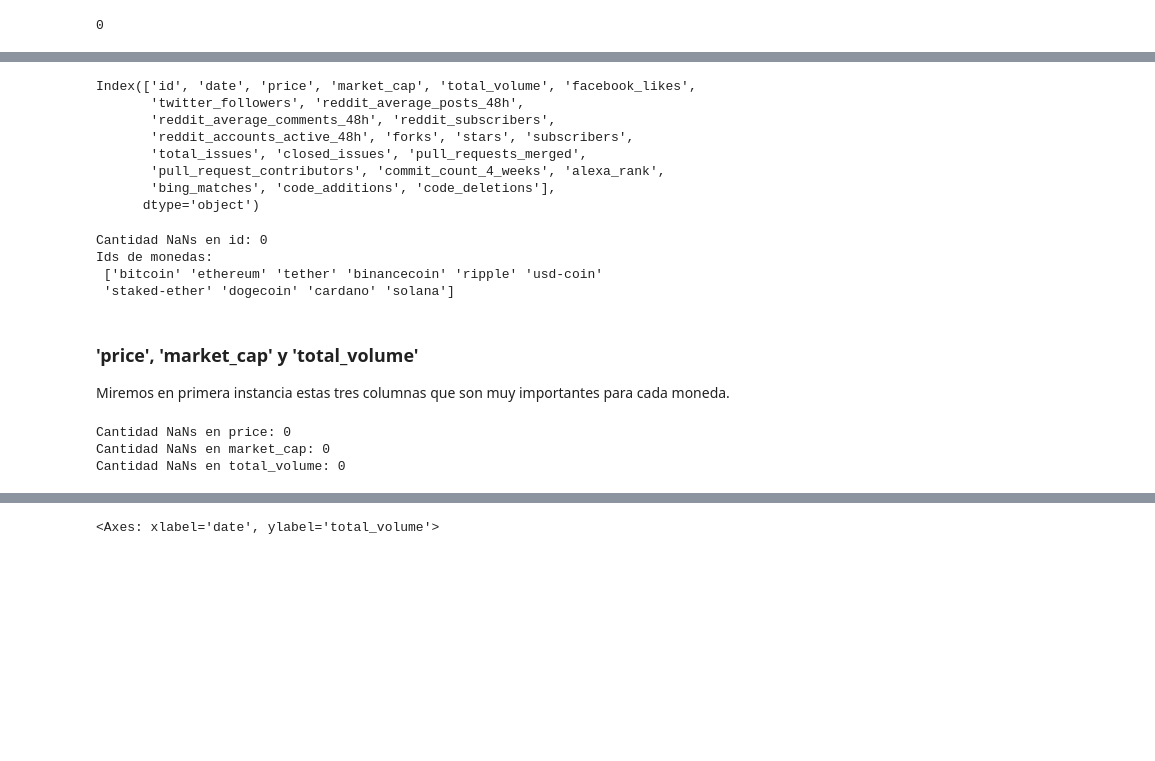
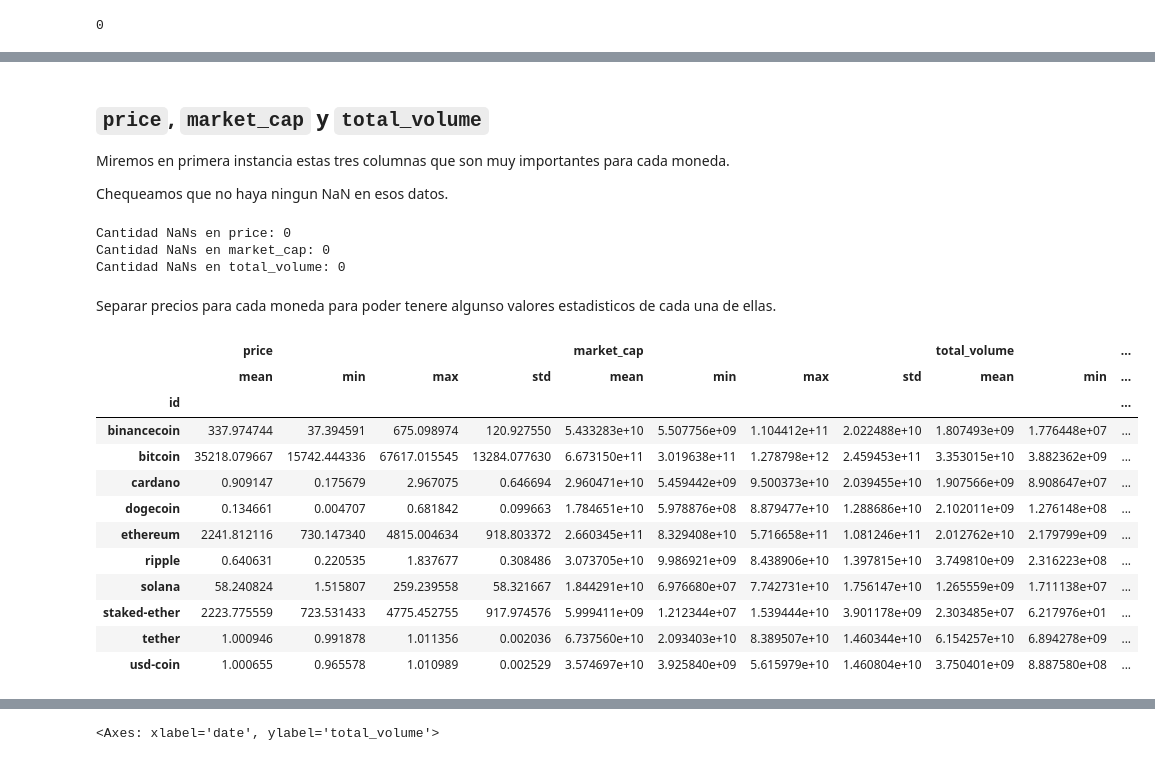
Before and after one commit to SebastianBesio/PI_DA, a Jupyter notebook: 1_EDA.ipynb, the cells around one changed output, grey strips where cells are left out. Cells and saved outputs as stored; diff of their text form; code cells hidden in the pictures; blank space fills up the shorter version.

```diff
--- a/1_EDA.ipynb
+++ b/1_EDA.ipynb
@@ -106,29 +127,11 @@ df.duplicated().sum()
 
 Trajimos los datos de las 10 monedas con mejor market cap.
-# %%
-df.columns
-# %% [output]
-Index(['id', 'date', 'price', 'market_cap', 'total_volume', 'facebook_likes',
-       'twitter_followers', 'reddit_average_posts_48h',
-       'reddit_average_comments_48h', 'reddit_subscribers',
-       'reddit_accounts_active_48h', 'forks', 'stars', 'subscribers',
-       'total_issues', 'closed_issues', 'pull_requests_merged',
-       'pull_request_contributors', 'commit_count_4_weeks', 'alexa_rank',
-       'bing_matches', 'code_additions', 'code_deletions'],
-      dtype='object')
-# %%
-print('Cantidad NaNs en id:', df['id'].isna().sum())
-coinIds = df['id'].unique()
-print('Ids de monedas:\n', coinIds)
-# %% [output]
-Cantidad NaNs en id: 0
-Ids de monedas:
- ['bitcoin' 'ethereum' 'tether' 'binancecoin' 'ripple' 'usd-coin'
- 'staked-ether' 'dogecoin' 'cardano' 'solana']
 # %% [markdown]
-### 'price', 'market_cap' y 'total_volume'
+## `price`, `market_cap` y `total_volume`
 
 Miremos en primera instancia estas tres columnas que son muy importantes para cada moneda.
+
+Chequeamos que no haya ningun NaN en esos datos.
 # %%
 print('Cantidad NaNs en price:', df['price'].isna().sum())
 print('Cantidad NaNs en market_cap:', df['market_cap'].isna().sum())
@@ -137,3 +140,23 @@ print('Cantidad NaNs en total_volume:', df['total_volume'].isna().sum())
 Cantidad NaNs en price: 0
 Cantidad NaNs en market_cap: 0
 Cantidad NaNs en total_volume: 0
+# %% [markdown]
+Separar precios para cada moneda para poder tenere algunso valores estadisticos de cada una de ellas.
+# %%
+df.groupby(by=['id'])[['price', 'market_cap', 'total_volume']].agg({'price':['mean', 'min', 'max', 'std'],
+                                                                    'market_cap':['mean', 'min', 'max', 'std'],
+                                                                    'total_volume':['mean', 'min', 'max', 'std']})
+# %% [output]
+|  | price |  |  |  | market_cap |  |  |  | total_volume |  | ... |
+|  | mean | min | max | std | mean | min | max | std | mean | min | ... |
+| id |  |  |  |  |  |  |  |  |  |  | ... |
+| binancecoin | 337.974744 | 37.394591 | 675.098974 | 120.927550 | 5.433283e+10 | 5.507756e+09 | 1.104412e+11 | 2.022488e+10 | 1.807493e+09 | 1.776448e+07 | ... |
+| bitcoin | 35218.079667 | 15742.444336 | 67617.015545 | 13284.077630 | 6.673150e+11 | 3.019638e+11 | 1.278798e+12 | 2.459453e+11 | 3.353015e+10 | 3.882362e+09 | ... |
+| cardano | 0.909147 | 0.175679 | 2.967075 | 0.646694 | 2.960471e+10 | 5.459442e+09 | 9.500373e+10 | 2.039455e+10 | 1.907566e+09 | 8.908647e+07 | ... |
+| dogecoin | 0.134661 | 0.004707 | 0.681842 | 0.099663 | 1.784651e+10 | 5.978876e+08 | 8.879477e+10 | 1.288686e+10 | 2.102011e+09 | 1.276148e+08 | ... |
+| ethereum | 2241.812116 | 730.147340 | 4815.004634 | 918.803372 | 2.660345e+11 | 8.329408e+10 | 5.716658e+11 | 1.081246e+11 | 2.012762e+10 | 2.179799e+09 | ... |
+| ripple | 0.640631 | 0.220535 | 1.837677 | 0.308486 | 3.073705e+10 | 9.986921e+09 | 8.438906e+10 | 1.397815e+10 | 3.749810e+09 | 2.316223e+08 | ... |
+| solana | 58.240824 | 1.515807 | 259.239558 | 58.321667 | 1.844291e+10 | 6.976680e+07 | 7.742731e+10 | 1.756147e+10 | 1.265559e+09 | 1.711138e+07 | ... |
+| staked-ether | 2223.775559 | 723.531433 | 4775.452755 | 917.974576 | 5.999411e+09 | 1.212344e+07 | 1.539444e+10 | 3.901178e+09 | 2.303485e+07 | 6.217976e+01 | ... |
+| tether | 1.000946 | 0.991878 | 1.011356 | 0.002036 | 6.737560e+10 | 2.093403e+10 | 8.389507e+10 | 1.460344e+10 | 6.154257e+10 | 6.894278e+09 | ... |
+| usd-coin | 1.000655 | 0.965578 | 1.010989 | 0.002529 | 3.574697e+10 | 3.925840e+09 | 5.615979e+10 | 1.460804e+10 | 3.750401e+09 | 8.887580e+08 | ... |
```
Also changed, not shown: parts of 34 cells of this notebook, 1 other file.
